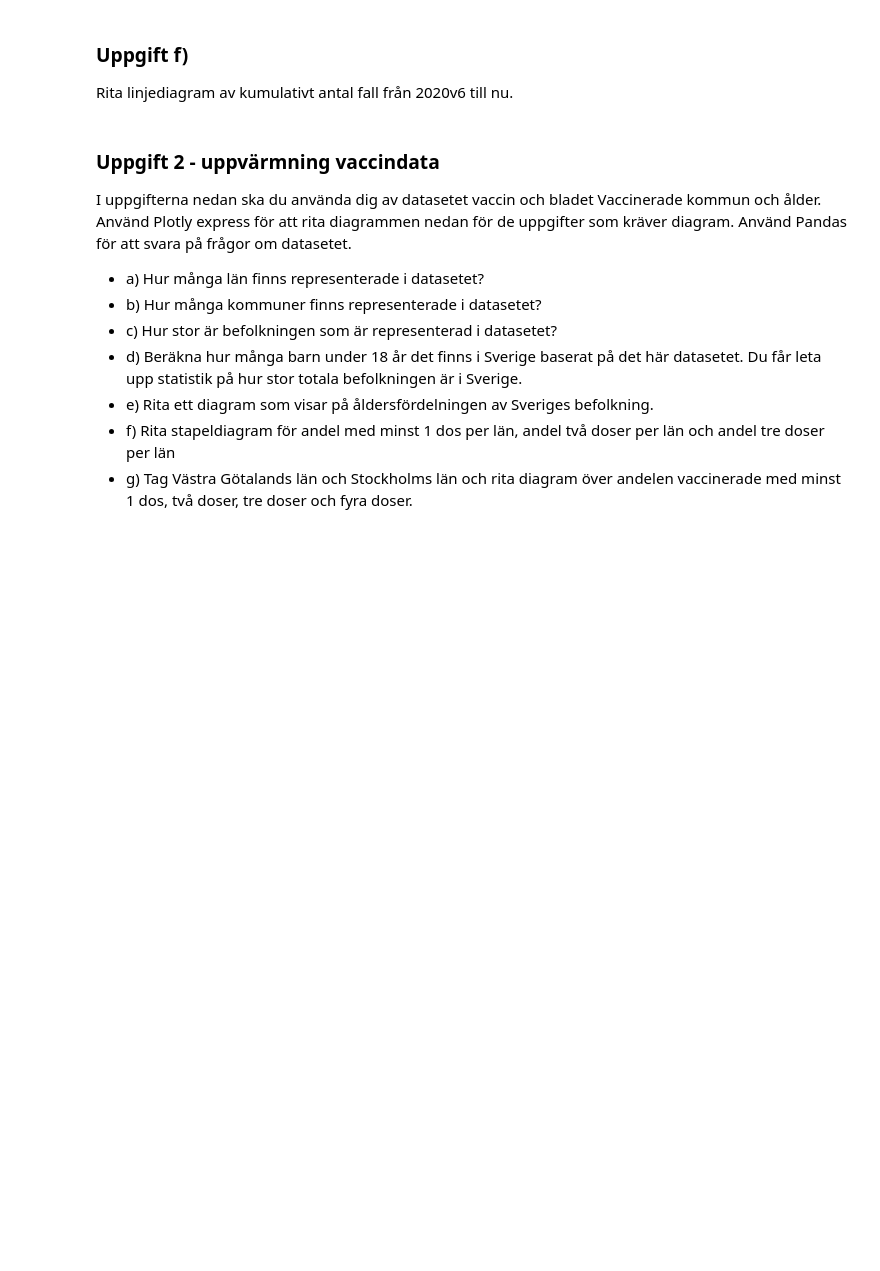
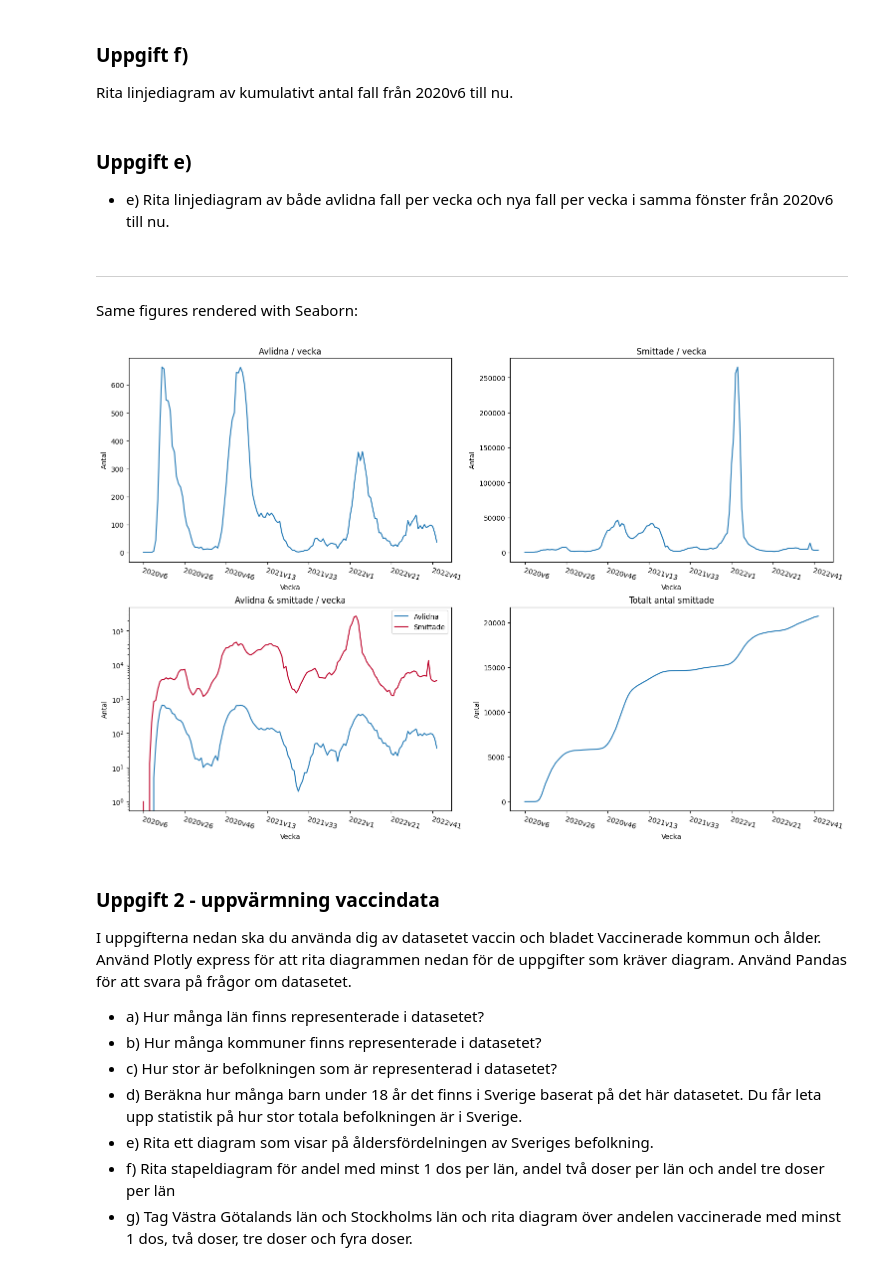
Before and after one commit to helveticae/Databehandling-William-Akilles-Lindstedt, a Jupyter notebook: COVID-19/covid-19.ipynb, the cells around one changed output. Saved outputs shown, nothing was run; the diff lists cells and outputs as text; code cells hidden in the pictures; blank space fills up the shorter version.

```diff
--- a/COVID-19/covid-19.ipynb
+++ b/COVID-19/covid-19.ipynb
@@ -1,3 +1,7 @@
+# %%
+# Because it"s 5 am
+import plotly.io as pio
+pio.templates.default = "plotly_dark"
 # %% [markdown]
 ## <b>Laboration - Covid-19</b>
 ---
@@ -66 +70,4 @@ fig1f = px.line(data_frame=veckodata, x='Vecka', y='Kum_antal_fall')
 fig1f.show()
+# %% [markdown]
+### Uppgift e)
+- e) Rita linjediagram av både avlidna fall per vecka och nya fall per vecka i samma fönster från 2020v6 till nu.
@@ -67,3 +87,36 @@ fig1f.show()
+# %% [markdown]
+---
+Same figures rendered with Seaborn:
+# %%
+import matplotlib.pyplot as plt
+import seaborn as sns
+
+griffig, axes = plt.subplots(2,2, figsize = (15, 10), constrained_layout = False) # Create 2x2 grid
+
+# Same figures, but with Seaborn:
+sns.lineplot(veckodata, x = "Vecka", y = "Antal_avlidna_vecka", ax = axes[0,0])
+sns.lineplot(veckodata, x = "Vecka", y = "Antal_fall_vecka", ax = axes[0,1])
+sns.lineplot(veckodata, x = "Vecka", y = "Kum_antal_avlidna", ax = axes[1, 1])
+
+# Combine both deceased and registered cases at [1,0]:
+sns.lineplot(veckodata, x = "Vecka", y = "Antal_avlidna_vecka", ax = axes[1, 0], label = "Avlidna")
+sns.lineplot(veckodata, x = "Vecka", y = "Antal_fall_vecka", ax = axes[1, 0], label = "Smittade", color = "#bc0028")
+
+# Change scaling
+axes[1, 0].set_yscale("log")
+
+titles = ["Avlidna / vecka", "Smittade / vecka", "Avlidna & smittade / vecka", "Totalt antal smittade"]
+y_lables = ["Antal"] * 4
+
+# Formatting by @Andreas-Svensson
+for ax, title, y_label in zip(axes.reshape(-1), titles, y_lables):
+    ax.set_title(title)
+    ax.set_ylabel(y_label)
+    ax.xaxis.set_major_locator(plt.MaxNLocator(8))
+    ax.xaxis.set_tick_params(rotation=-15) # draws ticks at bottom of x axis with rotation
+    plt.setp(ax.get_xticklabels(), ha="left", rotation_mode="anchor") # anchor left part of label to tick
+# %% [output]
+[figure, added]
 # %% [markdown]
 ### <b>Uppgift 2 - uppvärmning vaccindata</b>
 I uppgifterna nedan ska du använda dig av datasetet vaccin och bladet Vaccinerade kommun och ålder. Använd Plotly express för att rita diagrammen nedan för de uppgifter som kräver diagram. Använd Pandas för att svara på frågor om datasetet.
```
Also changed, not shown: parts of 13 cells of this notebook.
